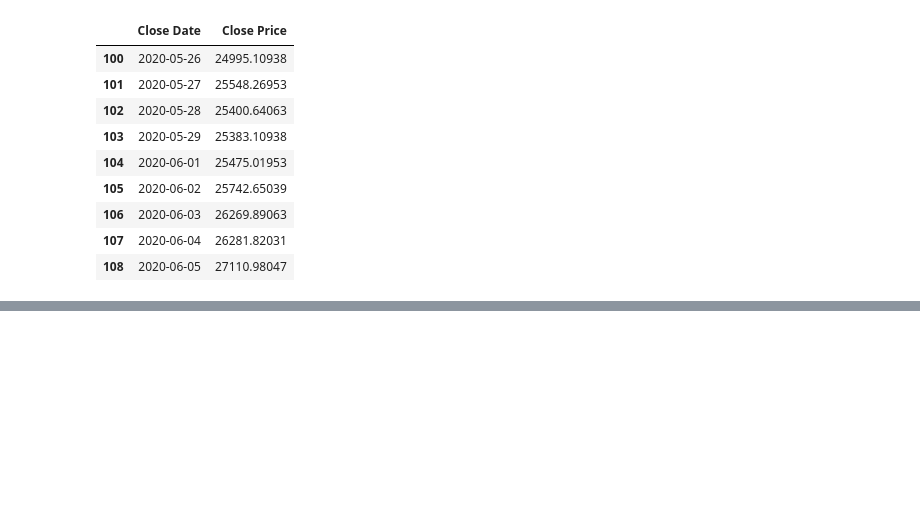
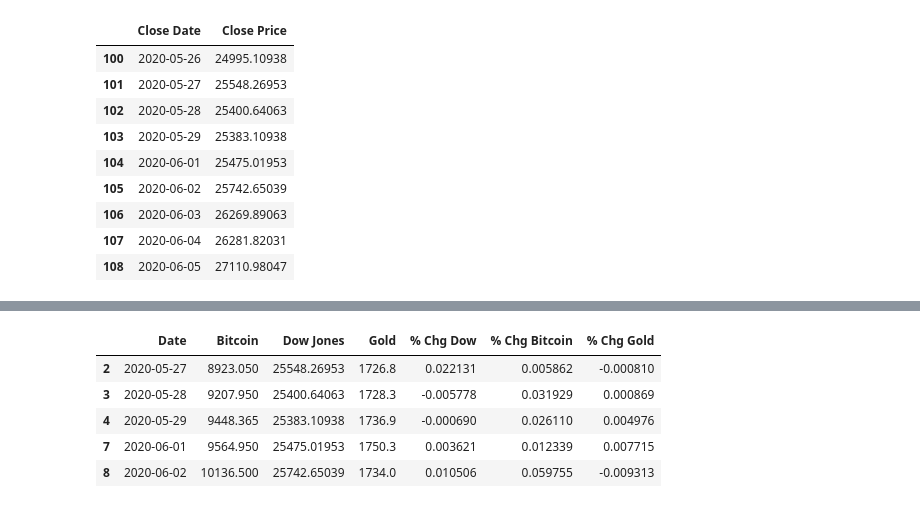
Before and after one commit to darrenr10/Project_1, a Jupyter notebook: Darren's Project 1.ipynb, the cells around one changed output, grey strips where cells are left out. Cells and saved outputs as stored; diff of their text form; code cells hidden in the pictures; blank space fills up the shorter version.

```diff
--- a/Darren's Project 1.ipynb
+++ b/Darren's Project 1.ipynb
@@ -116,0 +145,26 @@ ValueError: You are trying to merge on object and datetime64[ns] columns. If you
+# %%
+percent_dow = dow_x.pct_change()
+percent_dow
+percent_bitcoin = bitcoin_x.pct_change()
+percent_bitcoin
+percent_gold = gold_x.pct_change()
+percent_gold
+
+merged['% Chg Dow'] = percent_dow
+merged.head()
+
+merged['% Chg Bitcoin'] = percent_bitcoin
+merged.head()
+
+merged['% Chg Gold'] = percent_gold
+merged.head(10)
+merged = merged.dropna()
+# %%
+merged.head()
+# %% [output]
+|  | Date | Bitcoin | Dow Jones | Gold | % Chg Dow | % Chg Bitcoin | % Chg Gold |
+| 2 | 2020-05-27 | 8923.050 | 25548.26953 | 1726.8 | 0.022131 | 0.005862 | -0.000810 |
+| 3 | 2020-05-28 | 9207.950 | 25400.64063 | 1728.3 | -0.005778 | 0.031929 | 0.000869 |
+| 4 | 2020-05-29 | 9448.365 | 25383.10938 | 1736.9 | -0.000690 | 0.026110 | 0.004976 |
+| 7 | 2020-06-01 | 9564.950 | 25475.01953 | 1750.3 | 0.003621 | 0.012339 | 0.007715 |
+| 8 | 2020-06-02 | 10136.500 | 25742.65039 | 1734.0 | 0.010506 | 0.059755 | -0.009313 |
```
Also changed, not shown: parts of 8 cells of this notebook.
